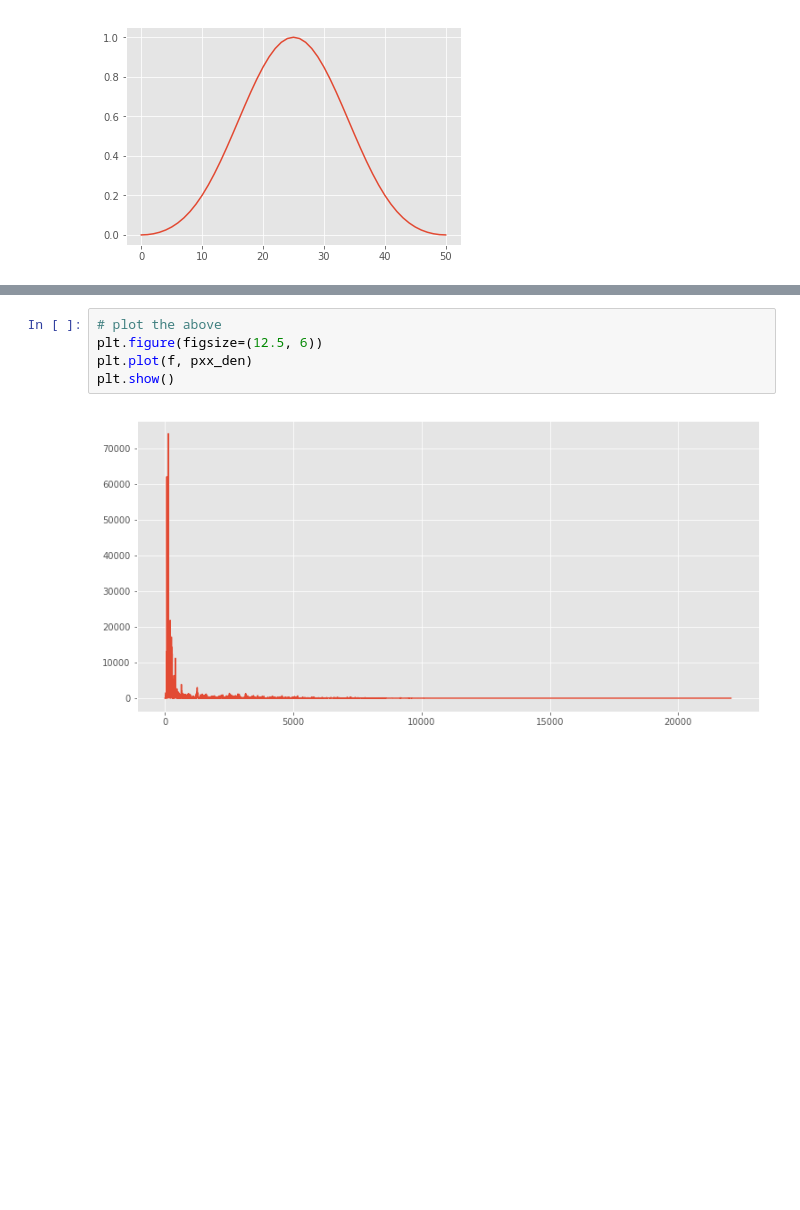
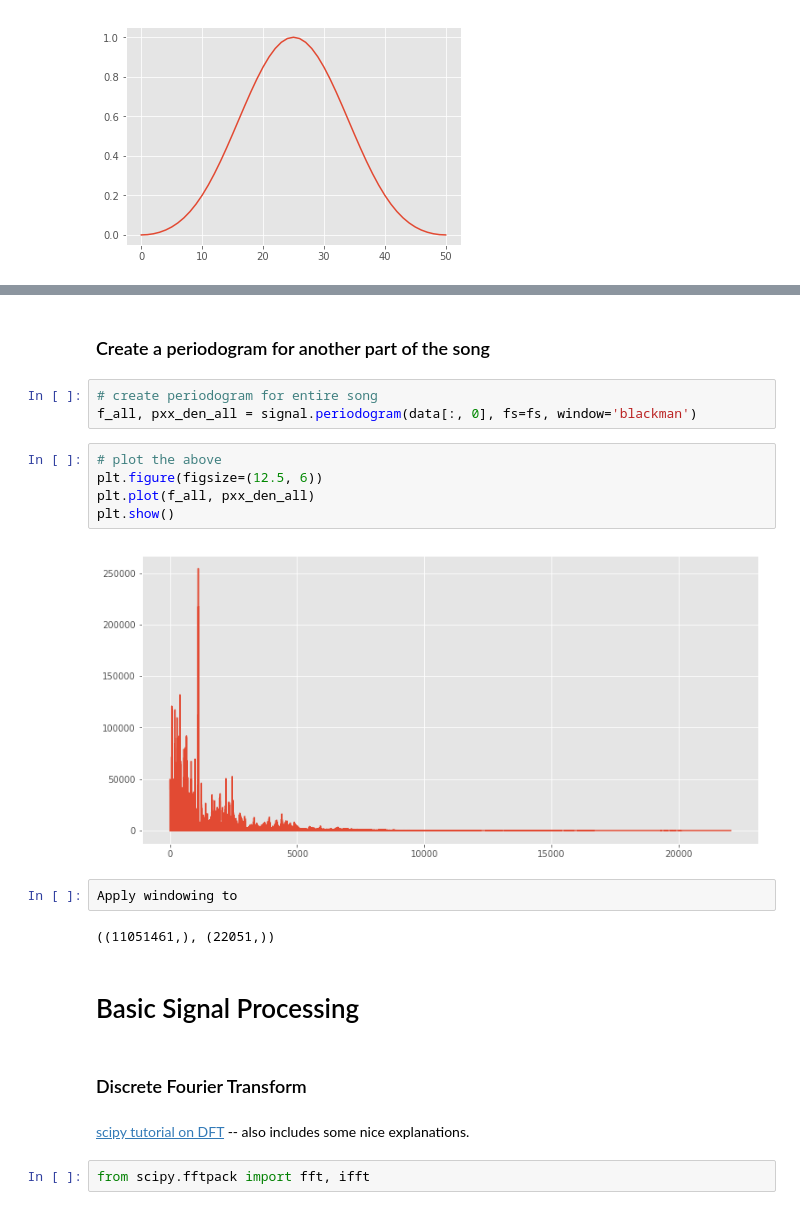
Before and after one commit to mcstanle/freezam, a Jupyter notebook: notebooks/exploring_some_audio_data.ipynb, the cells around one changed output, grey strips where cells are left out. Saved outputs shown, nothing was run; the diff lists cells and outputs as text; blank space fills up the shorter version.

```diff
--- a/notebooks/exploring_some_audio_data.ipynb
+++ b/notebooks/exploring_some_audio_data.ipynb
@@ -103,7 +180,24 @@ f, pxx_den = signal.periodogram(data_sub, fs=fs)
+# %% [markdown]
+### Create a periodogram for another part of the song
+# %%
+# create periodogram for entire song
+f_all, pxx_den_all = signal.periodogram(data[:, 0], fs=fs, window='blackman')
 # %%
 # plot the above
 plt.figure(figsize=(12.5, 6))
-plt.plot(f, pxx_den)
+plt.plot(f_all, pxx_den_all)
 plt.show()
 # %% [output]
-[figure, old version]
+[figure, new version]
+# %%
+Apply windowing to
+# %% [output]
+((11051461,), (22051,))
+# %% [markdown]
+# Basic Signal Processing
+# %% [markdown]
+### Discrete Fourier Transform
+# %% [markdown]
+[scipy tutorial on DFT](https://docs.scipy.org/doc/scipy/reference/tutorial/fftpack.html) -- also includes some nice explanations.
+# %%
+from scipy.fftpack import fft, ifft
```
Also changed, not shown: parts of 22 cells of this notebook, 2 other files.
